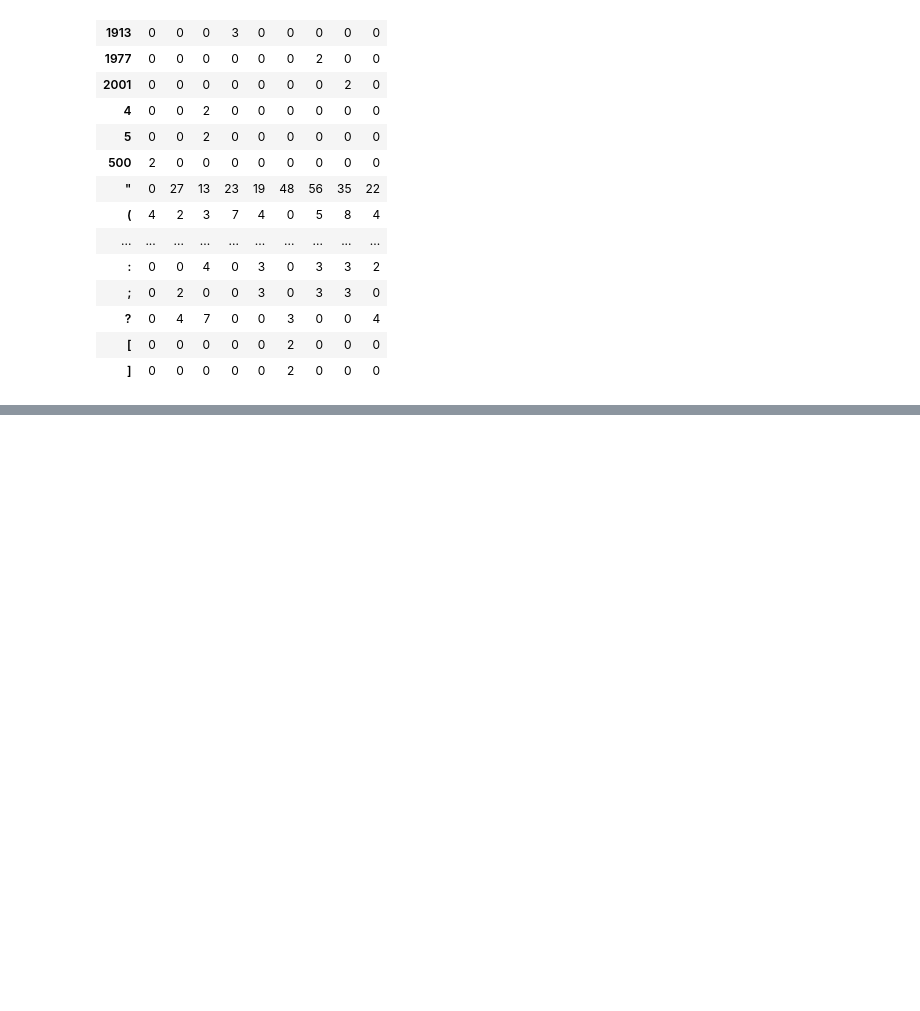
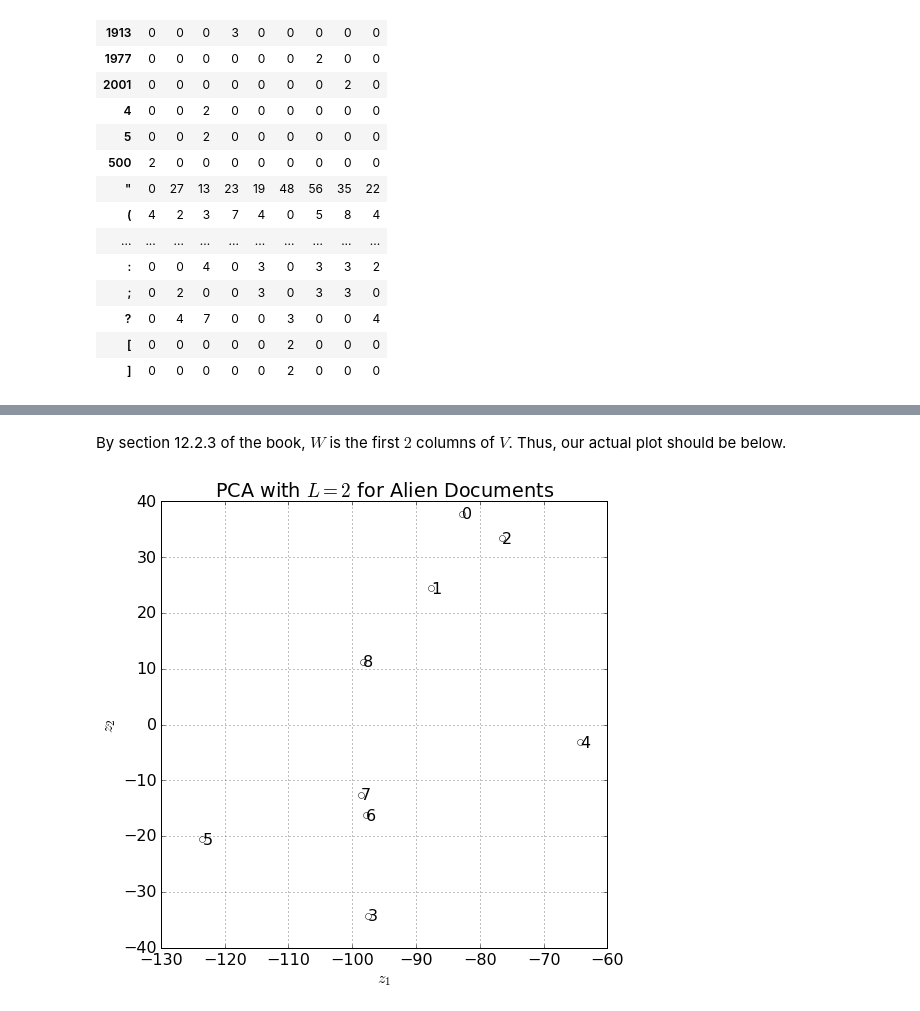
Before and after one commit to ppham27/MLaPP-solutions, a Jupyter notebook: chap12/8.ipynb, the cells around one changed output, grey strips where cells are left out. Drawn from its saved outputs; the diff is of its cells as text; code cells hidden in the pictures; blank space fills up the shorter version.

```diff
--- a/chap12/8.ipynb
+++ b/chap12/8.ipynb
@@ -37,0 +94,13 @@ word_frequencies.T.head(20)
+# %%
+U, D, V = np.linalg.svd(X)
+V = V.T # python implementation of SVD factors X = UDV (note that V is not tranposed)
+# %% [markdown]
+By section 12.2.3 of the book, $W$ is the first $2$ columns of $V$. Thus, our actual plot should be below.
+# %%
+W = V[:,:2]
+Z = np.dot(X, W)
+plt.figure(figsize=(8,8))
+plot_latent_variables(Z)
+plt.show()
+# %% [output]
+[figure, added]
```
Also changed, not shown: parts of 14 cells of this notebook.
